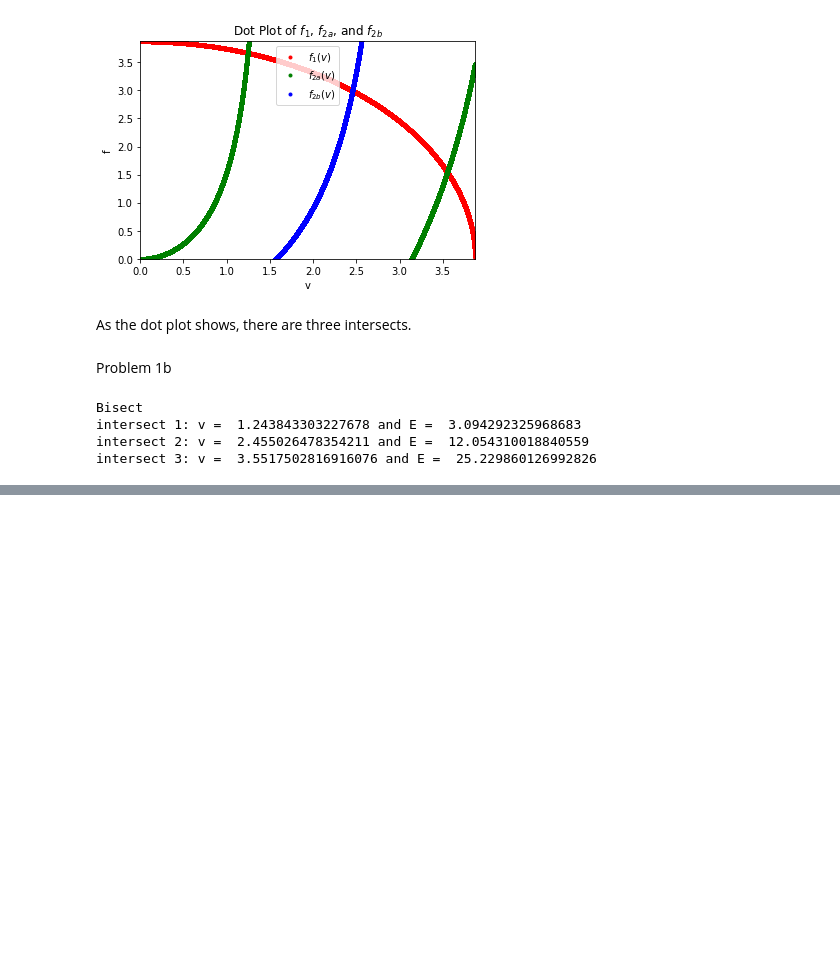
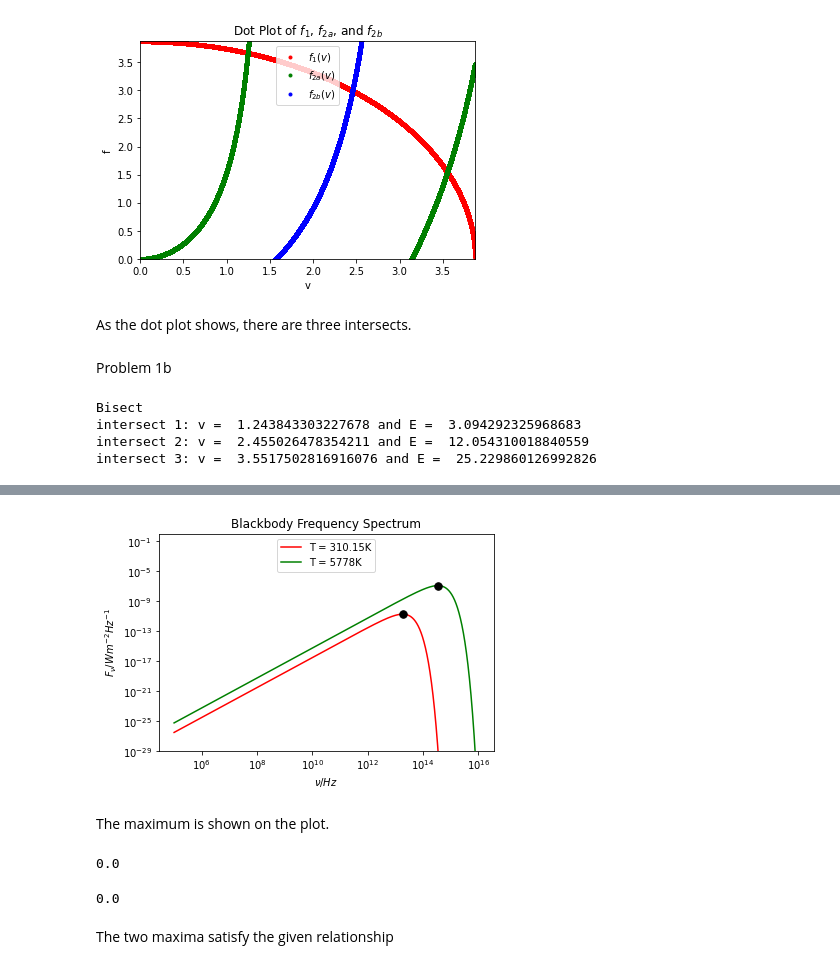
Before and after one commit to AmedeoAvogadro/PHYS29, a Jupyter notebook: notebooks/Yizhi_Jiao_Homework_6.ipynb, the cells around one changed output, grey strips where cells are left out. Saved outputs shown, nothing was run; the diff lists cells and outputs as text; code cells hidden in the pictures; blank space fills up the shorter version.

```diff
--- a/notebooks/Yizhi_Jiao_Homework_6.ipynb
+++ b/notebooks/Yizhi_Jiao_Homework_6.ipynb
@@ -61,0 +64,9 @@ plt.show()
+# %%
+h=6.626e-34
+k_B=1.380649e-23
+c=np.longdouble(299792458)
+def F_nu(T, nu):
+    return 2*np.pi*h*np.power(nu,3)/np.power(c,2)*(1/(np.exp(h*nu/(k_B*T))-1))
+# %%
+def F_1(nu): return F_nu(310.15,nu)
+def F_2(nu): return F_nu(5778, nu)
@@ -61,0 +84,32 @@ plt.show()
+# %%
+nu = np.linspace(1*10**5,1*10**16,100000)
+F_1 = F_nu(310.15, nu)
+F_2 = F_nu(5778, nu)
+plt.title("Blackbody Frequency Spectrum")
+plt.plot(nu, F_1, color ="r", label="T = 310.15K")
+plt.plot(nu, F_2, color ="g", label="T = 5778K")
+plt.plot(max_in_1, max_1, '.', color ="k", markersize  = 15)
+plt.plot(max_in_2, max_2, '.', color ="k", markersize  = 15)
+plt.legend(loc='upper center')
+plt.yscale('log')
+plt.xscale('log')
+plt.ylim(10e-30,1)
+plt.ylabel('$F_\\nu / Wm^{-2}Hz^{-1}$')
+plt.xlabel('$\\nu / Hz$')
+plt.show()
+# %% [output]
+[figure, added]
+# %% [markdown]
+The maximum is shown on the plot.
+# %%
+x_1 = h*max_1/(k_B*310.15)
+(3-x_1)*np.e**x_1-3
+# %% [output]
+0.0
+# %%
+x_2 = h*max_1/(k_B*5778)
+(3-x_2)*np.e**x_2-3
+# %% [output]
+0.0
+# %% [markdown]
+The two maxima satisfy the given relationship
```
Also changed, not shown: parts of 3 cells of this notebook, 1 other file.
